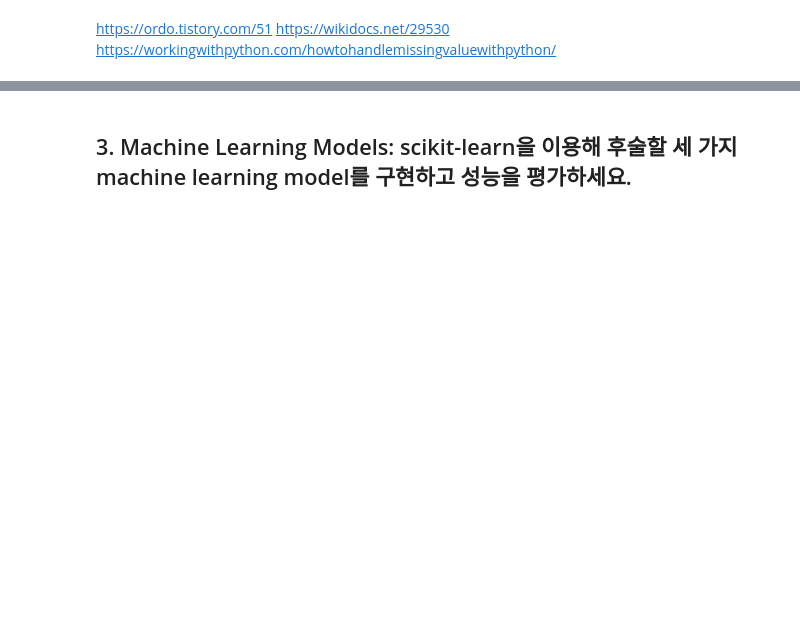
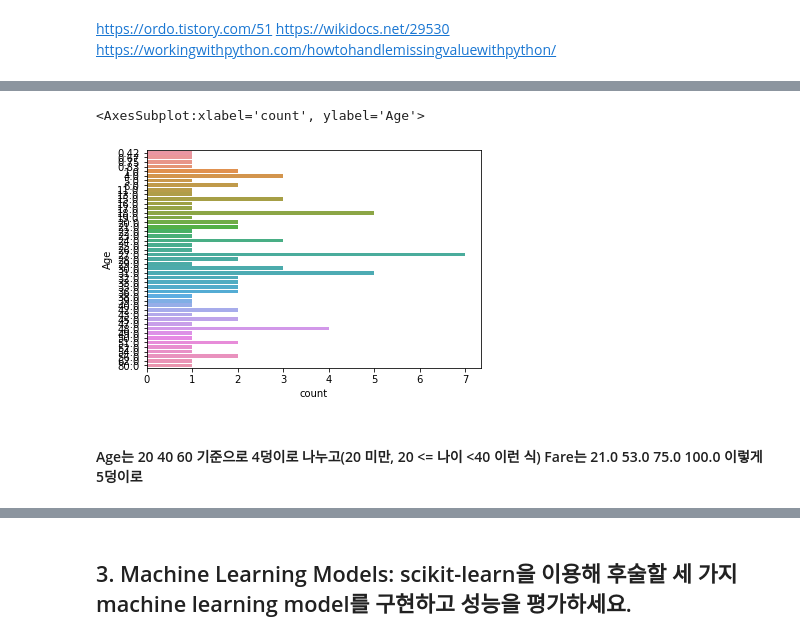
Before and after one commit to Talleyrand323/Gheegyehakseublone, a Jupyter notebook: 1기계학습론/HW1.ipynb, the cells around one changed output, grey strips where cells are left out. Saved outputs shown, nothing was run; the diff lists cells and outputs as text; code cells hidden in the pictures; blank space fills up the shorter version.

```diff
--- a/1기계학습론/HW1.ipynb
+++ b/1기계학습론/HW1.ipynb
@@ -320,0 +176,12 @@ train_df.head(64)
+# %%
+GD2 = pd.read_csv("test.csv")
+GD2_sample = GD2.loc[:, ['Survived', 'Age']]
+idx_num = GD2_sample[GD2_sample['Survived'] == 0].index
+GD2_survived = GD2_sample.drop(idx_num)
+# %%
+sns.countplot(data = GD2_survived, y="Age")
+# %% [output]
+<AxesSubplot:xlabel='count', ylabel='Age'>
+[figure, added]
+# %% [markdown]
+#### Age는 20 40 60 기준으로 4덩이로 나누고(20 미만, 20 <= 나이 <40 이런 식) Fare는 21.0 53.0 75.0 100.0 이렇게 5덩이로
```
Also changed, not shown: parts of 127 cells of this notebook.
